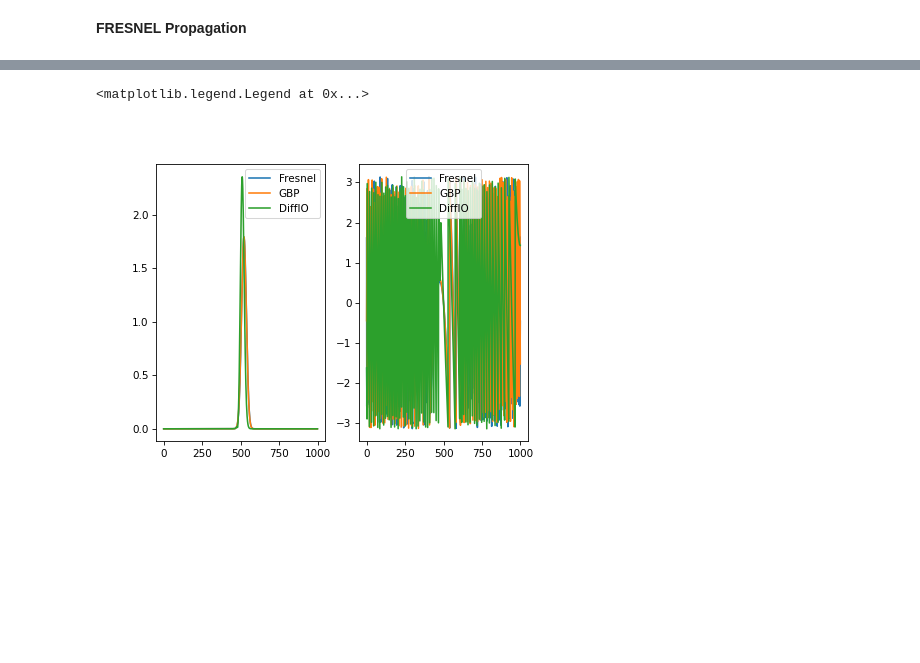
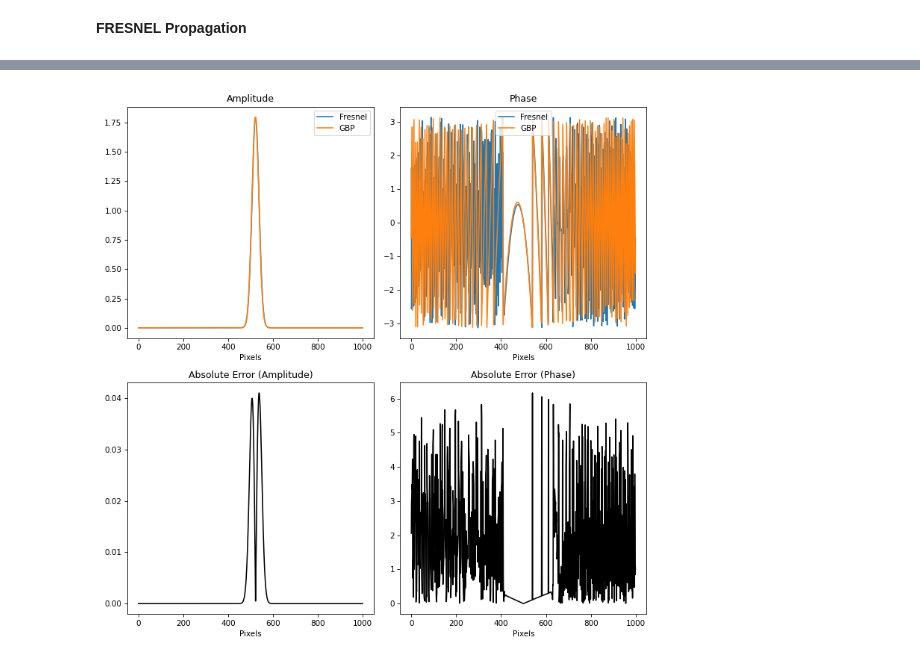
Before and after one commit to TemGym/TemGym, a Jupyter notebook: examples/gaussian_beam_examples/gaussian_beam_lens.ipynb, the cells around one changed output, grey strips where cells are left out. Drawn from its saved outputs; the diff is of its cells as text; code cells hidden in the pictures; blank space fills up the shorter version.

```diff
--- a/examples/gaussian_beam_examples/gaussian_beam_lens.ipynb
+++ b/examples/gaussian_beam_examples/gaussian_beam_lens.ipynb
@@ -149,11 +149,11 @@ components = (
     #     z = a + 0.5,
     #     deflection = 0.1,
     # ),
-    comp.AccumulatingDetector(
+    comp.Detector(
         z=a + b,
         pixel_size=pixel_size,
         shape=det_shape,
-        buffer_length=64,
+        #buffer_length=64,
     ),
 )
 # %%
@@ -191,7 +191,7 @@ r[:, :,  1] = r2[:, :,  1] - yEnd
 # %%
 A, B, C, D = gbd.differential_matrix(rayset1, dPx, dPy, dHx, dHy)
 # %%
-Qinv = gbd.calculate_Qinv(z_r)
+Qinv = gbd.calculate_Qinv(z_r, 1)
 Qpinv = gbd.calculate_Qpinv(A, B, C, D, Qinv)
 field = gbd.propagate_misaligned_gaussian(Qinv, Qpinv, r, p2m.T, k, A, B, path_length).reshape(det_shape)
 field = zero_phase(field, size//2, size//2)
@@ -358,15 +353,36 @@ Text(0.5, 0.98, 'DiffIO')
-# %%
-
-fig, (ax1, ax2) = plt.subplots(1, 2)
-s = np.s_[size // 2, :]
-ax1.plot(np.abs(u3[s]), label="Fresnel")
-ax1.plot(np.abs(field[s]), label="GBP")
-ax1.plot(np.abs(single_gaussian[s]), label="DiffIO")
-ax1.legend()
-ax2.plot(np.angle(u3[s]), label="Fresnel")
-ax2.plot(np.angle(field[s]), label="GBP")
-ax2.plot(np.angle(single_gaussian[s]), label="DiffIO")
-ax2.legend()
-# %% [output]
-<matplotlib.legend.Legend at 0x...>
-[figure, removed]
+# %%
+fig, axs = plt.subplots(2, 2, figsize=(10, 10))
+
+# Plot amplitude comparison
+axs[0, 0].plot(np.abs(u3[s]), label="Fresnel")
+axs[0, 0].plot(np.abs(field[s]), label="GBP")
+axs[0, 0].legend()
+axs[0, 0].set_title("Amplitude")
+axs[0, 0].set_xlabel('Pixels')
+
+# Plot phase comparison
+axs[0, 1].plot(np.angle(u3[s]), label="Fresnel")
+axs[0, 1].plot(np.angle(field[s]), label="GBP")
+axs[0, 1].legend()
+axs[0, 1].set_title("Phase")
+axs[0, 1].set_xlabel('Pixels')
+# Calculate absolute error for amplitude
+abs_error_amp = np.abs(np.abs(u3[s]) - np.abs(field[s]))
+
+# Plot absolute error for amplitude
+axs[1, 0].plot(abs_error_amp, 'k')
+axs[1, 0].set_title("Absolute Error (Amplitude)")
+axs[1, 0].set_xlabel('Pixels')
+
+# Calculate absolute error for phase
+abs_error_phase = np.abs(np.angle(u3[s]) - np.angle(field[s]))
+
+# Plot absolute error for phase
+axs[1, 1].plot(abs_error_phase, 'k')
+axs[1, 1].set_title("Absolute Error (Phase)")
+axs[1, 1].set_xlabel('Pixels')
+
+plt.tight_layout()
+plt.show()
+# %% [output]
+[figure, added]
```
Also changed, not shown: parts of 5 cells of this notebook, 7 other files.
